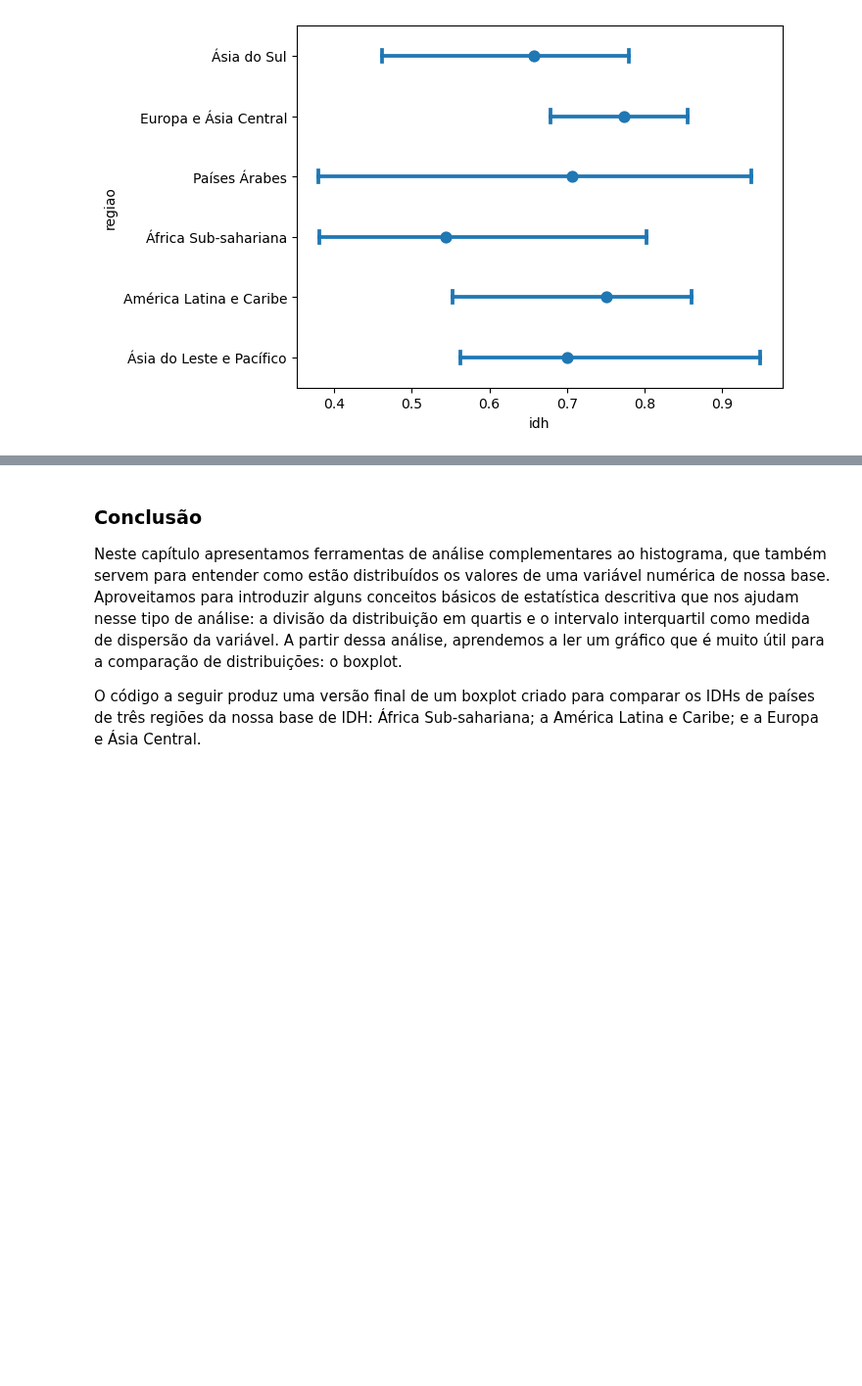
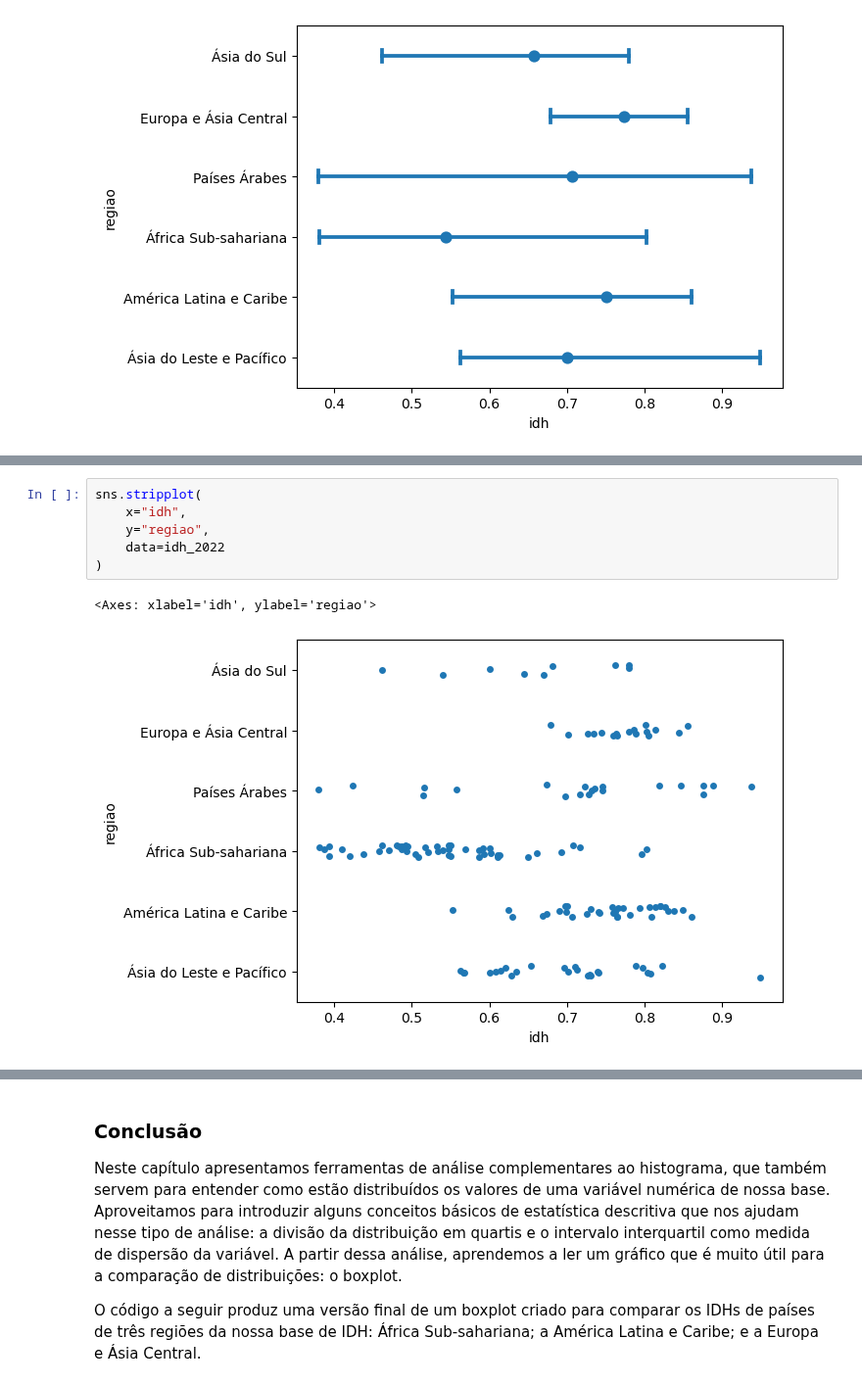
Before and after one commit to lthevenard/curso_prog, a Jupyter notebook: assets/_hidden/apostila_capitulo_6.ipynb, the cells around one changed output, grey strips where cells are left out. Shown at 98% size. Drawn from its saved outputs; the diff is of its cells as text; blank space fills up the shorter version.

```diff
--- a/assets/_hidden/apostila_capitulo_6.ipynb
+++ b/assets/_hidden/apostila_capitulo_6.ipynb
@@ -143,0 +155,9 @@ LIMITE DE NÃO TER IDEIA DO N
+# %%
+sns.stripplot(
+    x="idh",
+    y="regiao",
+    data=idh_2022
+)
+# %% [output]
+<Axes: xlabel='idh', ylabel='regiao'>
+[figure, added]
```
Also changed, not shown: parts of 11 cells of this notebook.
